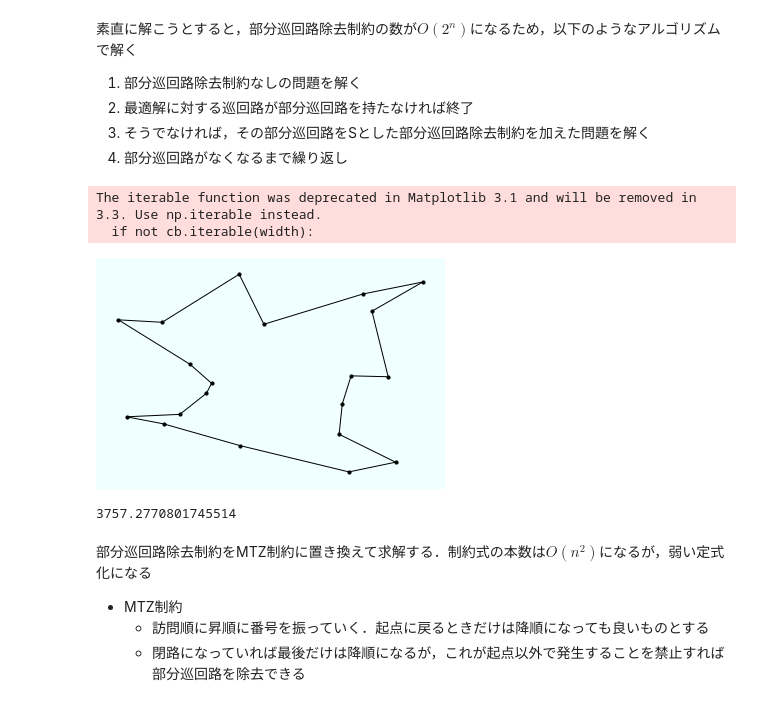
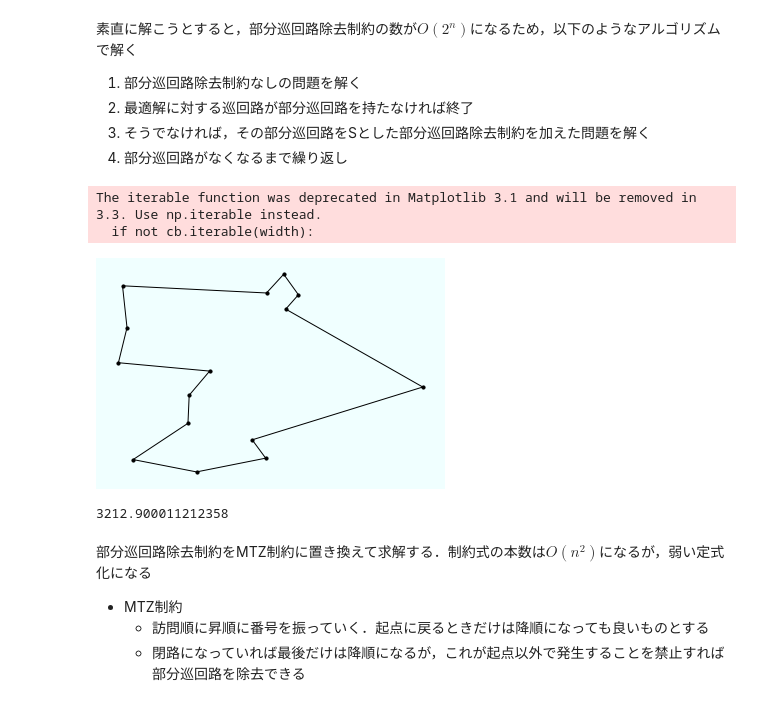
Before and after one commit to Kengo6165/Optimization, a Jupyter notebook: Thesis/01_藤江_2012_整数計画法による定式化入門/整数計画法による定式化入門.ipynb, the cells around one changed output. Cells and saved outputs as stored; diff of their text form; code cells hidden in the pictures.

```diff
--- a/Thesis/01_藤江_2012_整数計画法による定式化入門/整数計画法による定式化入門.ipynb
+++ b/Thesis/01_藤江_2012_整数計画法による定式化入門/整数計画法による定式化入門.ipynb
@@ -353,27 +353,27 @@ def solve_TSP(G, x, y):
     return len_tour
 # %%
 # n点からなるグラフの生成
-n = 20
+n = 15
 vlist = [i for i in range(n)]
 Tours = nx.Graph()
 Tours.add_nodes_from(vlist)
-np.random.seed(1234)
+np.random.seed(7)
 x = np.random.randint(low=0, high=1000, size=n)
 y = np.random.randint(low=0, high=1000, size=n)
 p = {i: (x[i], y[i]) for i in range(n)}
 
 plt.figure(facecolor='azure')
 opt_val = solve_TSP(Tours, x, y)
 nx.draw_networkx(Tours, pos=p, node_color='k', node_size=10, with_labels=False)
 plt.axis('off')
 plt.show()
 
 print(opt_val)
 # %% [output]
 The iterable function was deprecated in Matplotlib 3.1 and will be removed in 3.3. Use np.iterable instead.
   if not cb.iterable(width):
-[figure, old version]
+[figure, new version]
-3757.2770801745514
+3212.900011212358
 # %% [markdown]
 部分巡回路除去制約をMTZ制約に置き換えて求解する．制約式の本数は$O(n^2)$になるが，弱い定式化になる
 * MTZ制約
```
Also changed, not shown: 1 other file.
